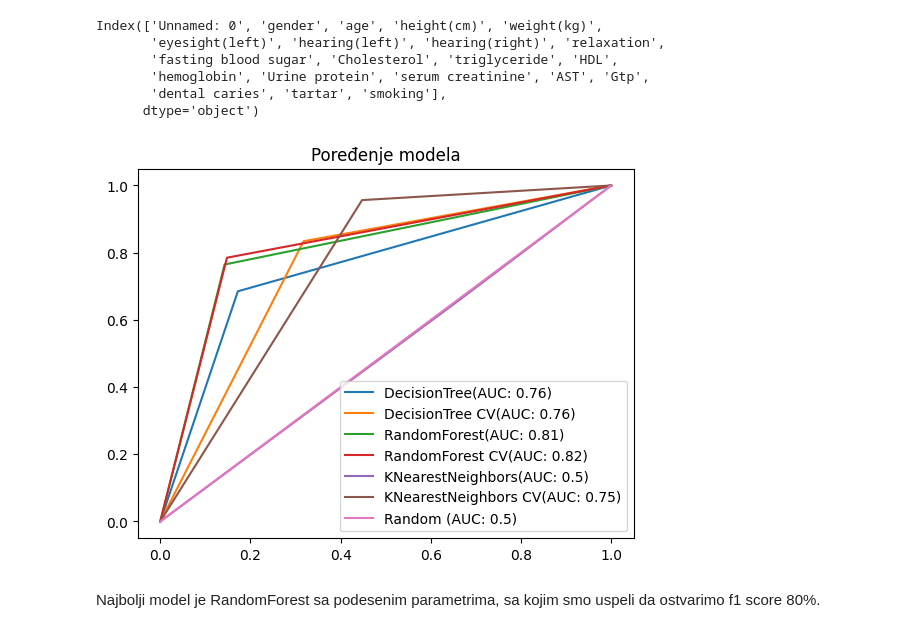
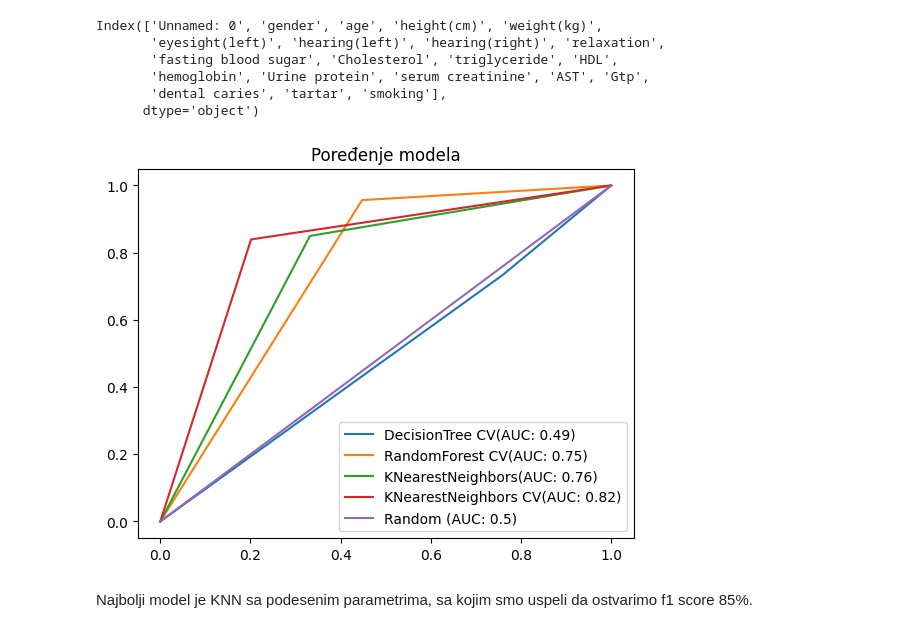
Before and after one commit to MATF-istrazivanje-podataka-1/2023_Data_Mining_Smoking_Dataset, a Jupyter notebook: models/classification/poredjenje_modela.ipynb, the cells around one changed output. Drawn from its saved outputs; the diff is of its cells as text; code cells hidden in the pictures.

```diff
--- a/models/classification/poredjenje_modela.ipynb
+++ b/models/classification/poredjenje_modela.ipynb
@@ -12,7 +12,7 @@ from sklearn.model_selection import train_test_split
 stablo = load('stabla.joblib')
 knn = load('knn.joblib')
 # %%
-models = stablo + knn
+models = knn+stablo
 # %%
 data = pd.read_csv("/home/ivana/Desktop/IP-projekat/2023_Data_Mining_Smoking_Dataset/datasets/data1.csv")
 data.columns
@@ -33,20 +33,20 @@ X_train, X_test, Y_train, Y_test = train_test_split(X, Y, test_size=0.30, strati
 # %%
 from sklearn.metrics import roc_curve, roc_auc_score
 
-model_names = ['DecisionTree', 'DecisionTree CV', 'RandomForest', 'RandomForest CV', 'KNearestNeighbors', 'KNearestNeighbors CV']
+model_names = [ 'DecisionTree CV', 'RandomForest CV', 'KNearestNeighbors', 'KNearestNeighbors CV']
 
 for model, model_name in zip(models, model_names):
     y_pred = model.predict(X_test)
     fpr,tpr, _ = roc_curve(Y_test, y_pred)
     auc = roc_auc_score(Y_test, y_pred)
     lab = model_name + "(AUC: " + str(round(auc, 2)) + ")"
     plt.plot(fpr, tpr, label=lab)
 
 plt.plot([0, 1], [0, 1], label='Random (AUC: 0.5)')
 plt.title("Poređenje modela")
 plt.legend()
 plt.show()
 # %% [output]
-[figure, old version]
+[figure, new version]
 # %% [markdown]
-Najbolji model je RandomForest sa podesenim parametrima, sa kojim smo uspeli da ostvarimo f1 score 80%.
+Najbolji model je KNN  sa podesenim parametrima, sa kojim smo uspeli da ostvarimo f1 score 85%.
```
Also changed, not shown: 2 other files.
